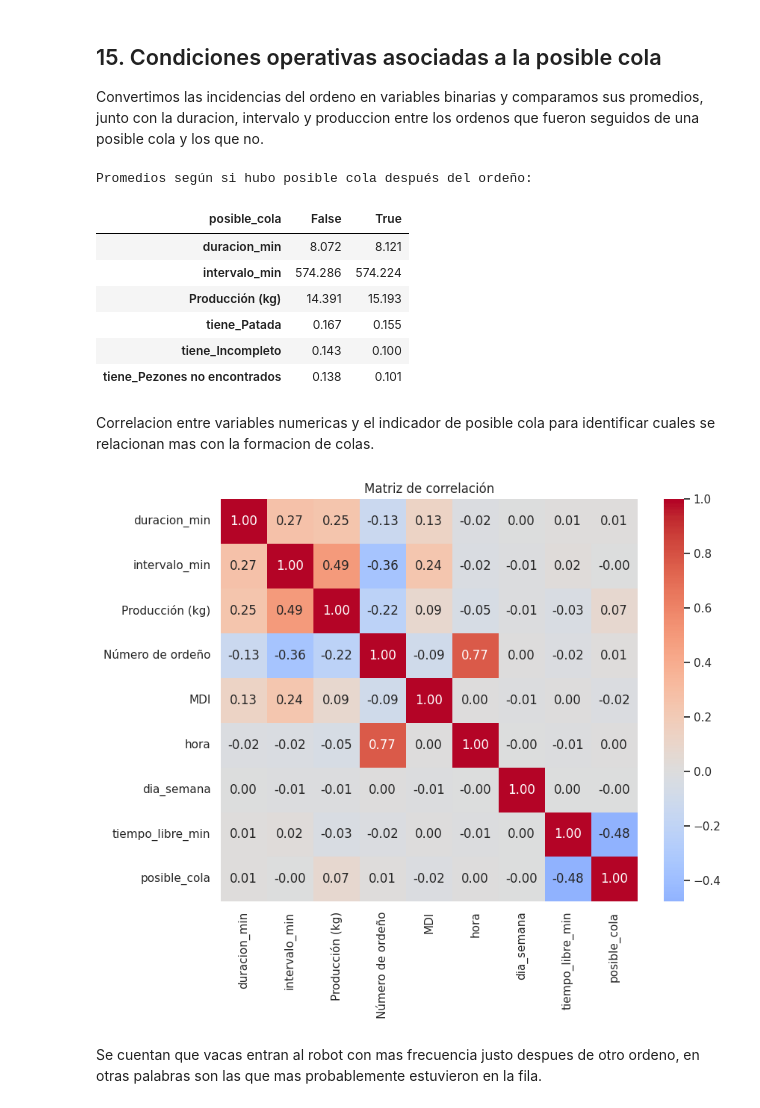
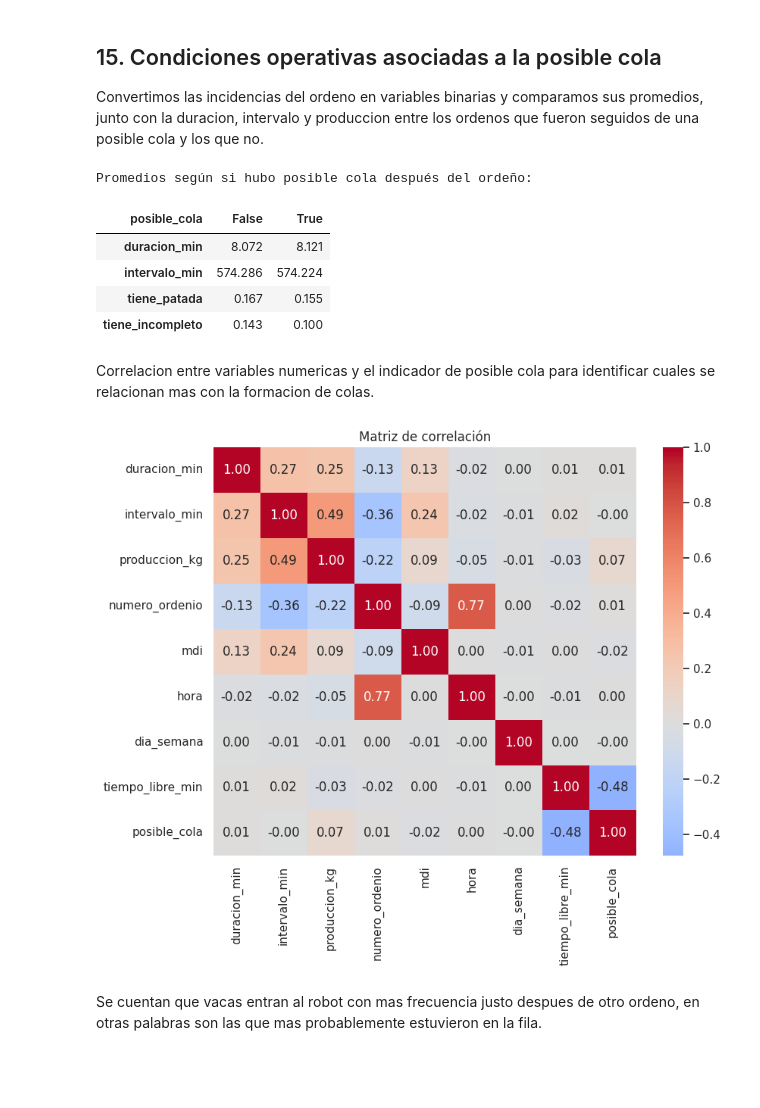
Before and after one commit to kamimartinez/VMS-prediction, a Jupyter notebook: DataUnderstanding.ipynb, the cells around one changed output. Drawn from its saved outputs; the diff is of its cells as text; code cells hidden in the pictures; blank space fills up the shorter version.

```diff
--- a/DataUnderstanding.ipynb
+++ b/DataUnderstanding.ipynb
@@ -285,18 +412,18 @@ def a_min(serie):
   s = s.str.split(" ").str[-1]
   return pd.to_timedelta(s, errors= "coerce").dt.total_seconds() / 60
 
-df["Hora de inicio"] = pd.to_datetime(df["Hora de inicio"], errors="coerce")
-df["duracion_min"] = a_min(df["Duración (mm:ss)"])
-df["intervalo_min"] = a_min(df['Intervalo de ordeño (hh:mm)'])
+df["hora_inicio"] = pd.to_datetime(df["hora_inicio"], errors="coerce")
+df["duracion_min"] = a_min(df["duracion"])
+df["intervalo_min"] = a_min(df['intervalo_ordenio'])
 
-df["fecha"] = df["Hora de inicio"].dt.date
-df["hora"] = df["Hora de inicio"].dt.hour
-df["dia_semana"] = df["Hora de inicio"].dt.day_of_week
-df["mes"] = df["Hora de inicio"].dt.to_period("M")
+df["fecha"] = df["hora_inicio"].dt.date
+df["hora"] = df["hora_inicio"].dt.hour
+df["dia_semana"] = df["hora_inicio"].dt.day_of_week
+df["mes"] = df["hora_inicio"].dt.to_period("M")
 
 print("Duraciones no convertibles:", df["duracion_min"].isna().sum())
 print("Intervalos no convertibles:", df["intervalo_min"].isna().sum())
-df[["Hora de inicio", "Duración (mm:ss)", "duracion_min", "Intervalo de ordeño (hh:mm)", "intervalo_min"]].head()
+df[["hora_inicio", "duracion", "duracion_min", "intervalo_ordenio", "intervalo_min"]].head()
 # %% [output]
 Duraciones no convertibles: 0
 Intervalos no convertibles: 0
@@ -404,7 +530,7 @@ df[vars_clave].describe(percentiles=[.05, .25, .5, .75, .95]).T.round(2)
 # %%
 # Variables categóricas
-for col in ["Destino Leche", "Razón de la desviación", "Patada", "Incompleto", "Pezones no encontrados", "Usuario"]:
+for col in ["destino_leche", "razon_desviacion", "patada", "incompleto", "pezones_no_encotnrados", "usuario"]:
     if col in df.columns:
-        print(f"--- {col} ---")
+        print(f"--- {col.capitalize().replace("_", " ")} ---")
         print(df[col].value_counts(dropna=False).head(8).to_string(), "\n")
 # %% [output]
@@ -517,9 +643,9 @@ Para cada robot se calcula el tiempo libre entre el fin de un ordeño y el incio
 # %%
 UMBRAL_COLA_MIN = 2   # ajustable: ≤ 2 min libres entre ordeños se considera "posible cola"
 
-s = df.dropna(subset=["Hora de inicio", "MS", "duracion_min"]).sort_values(["MS", "Hora de inicio"]).copy()
-s["fin"] = s["Hora de inicio"] + pd.to_timedelta(s["duracion_min"], unit="m")
-s["siguiente_inicio"] = s.groupby("MS")["Hora de inicio"].shift(-1)
+s = df.dropna(subset=["hora_inicio", "ms", "duracion_min"]).sort_values(["ms", "hora_inicio"]).copy()
+s["fin"] = s["hora_inicio"] + pd.to_timedelta(s["duracion_min"], unit="m")
+s["siguiente_inicio"] = s.groupby("ms")["hora_inicio"].shift(-1)
 s["tiempo_libre_min"] = (s["siguiente_inicio"] - s["fin"]).dt.total_seconds() / 60
 
 # Valores negativos = traslapes (posibles errores de registro o duplicados)
@@ -575,12 +701,12 @@ plt.show()
 Convertimos las incidencias del ordeno en variables binarias y comparamos sus promedios, junto con la duracion, intervalo y produccion entre los ordenos que fueron seguidos de una posible cola y los que no.
 # %%
 # Incidencias del ordeño como variables binarias
-for col in ["Patada", "Incompleto", "Pezones no encontrados"]:
+for col in ["patada", "incompleto", "pezones_no_encontrados"]:
     if col in s.columns:
         s[f"tiene_{col}"] = s[col].notna()
 
 comparar = ["duracion_min", "intervalo_min", "Producción (kg)",
-            "tiene_Patada", "tiene_Incompleto", "tiene_Pezones no encontrados"]
+            "tiene_patada", "tiene_incompleto", "tiene_pezones_no_encontrados"]
 comparar = [c for c in comparar if c in s.columns]
 
 print("Promedios según si hubo posible cola después del ordeño:")
@@ -590,23 +716,21 @@ Promedios según si hubo posible cola después del ordeño:
 | posible_cola | False | True |
 | duracion_min | 8.072 | 8.121 |
 | intervalo_min | 574.286 | 574.224 |
-| Producción (kg) | 14.391 | 15.193 |
-| tiene_Patada | 0.167 | 0.155 |
-| tiene_Incompleto | 0.143 | 0.100 |
-| tiene_Pezones no encontrados | 0.138 | 0.101 |
+| tiene_patada | 0.167 | 0.155 |
+| tiene_incompleto | 0.143 | 0.100 |
 # %% [markdown]
 Correlacion entre variables numericas y el indicador de posible cola para identificar cuales se relacionan mas con la formacion de colas.
 # %%
 # Correlación entre variables numéricas y los indicadores de cola
-num = ["duracion_min", "intervalo_min", "Producción (kg)", "Número de ordeño", "MDI",
+num = ["duracion_min", "intervalo_min", "produccion_kg", "numero_ordenio", "mdi",
        "hora", "dia_semana", "tiempo_libre_min", "posible_cola"]
 num = [c for c in num if c in s.columns]
 
 plt.figure(figsize=(9, 7))
 sns.heatmap(s[num].astype(float).corr(), annot=True, fmt=".2f", cmap="coolwarm", center=0)
 plt.title("Matriz de correlación"); plt.show()
 # %% [output]
-[figure, old version]
+[figure, new version]
 # %% [markdown]
 Se cuentan que vacas entran al robot con mas frecuencia justo despues de otro ordeno, en otras palabras son las que mas probablemente estuvieron en la fila.
 # %%
```
Also changed, not shown: parts of 20 cells of this notebook.
